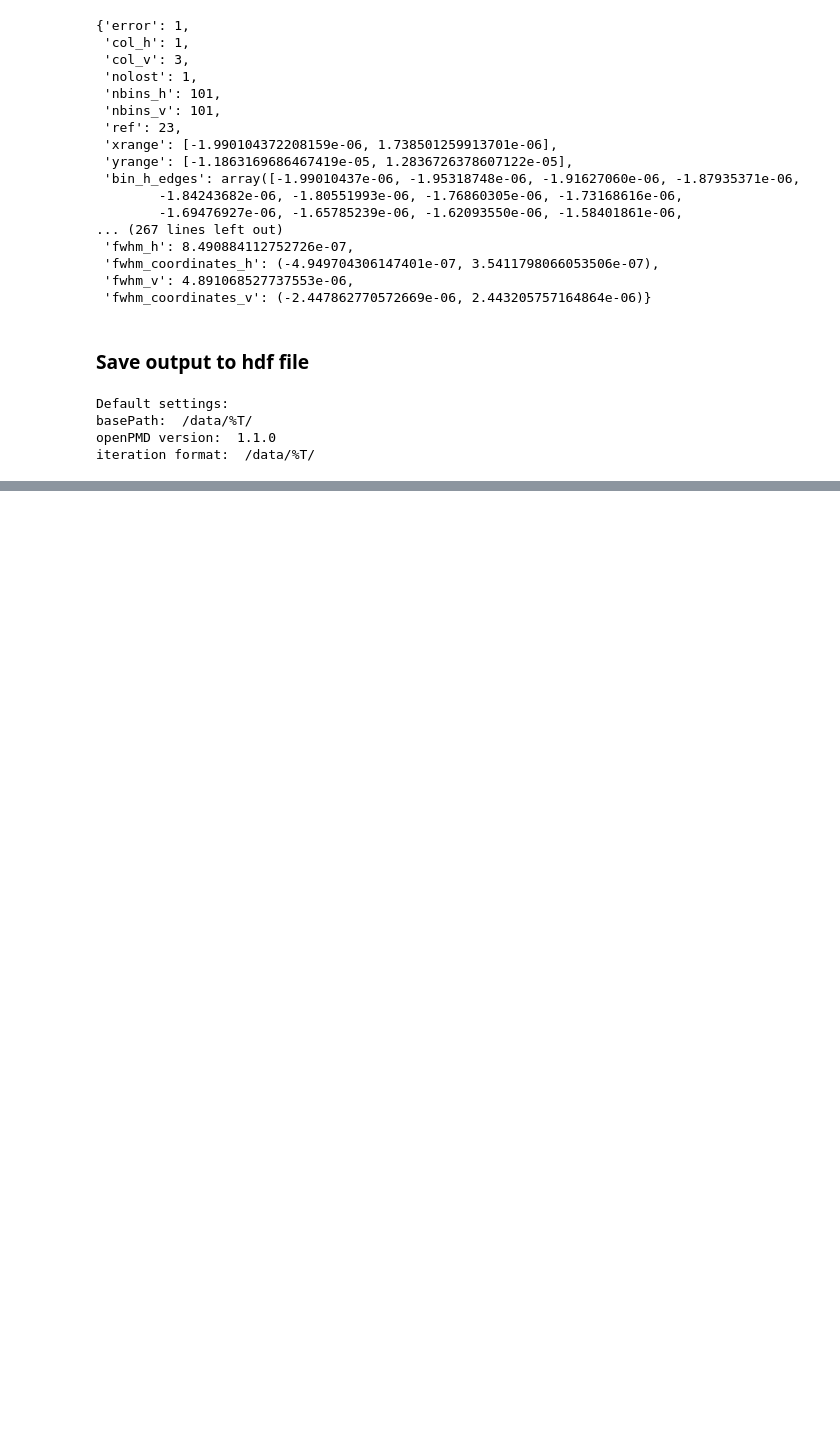
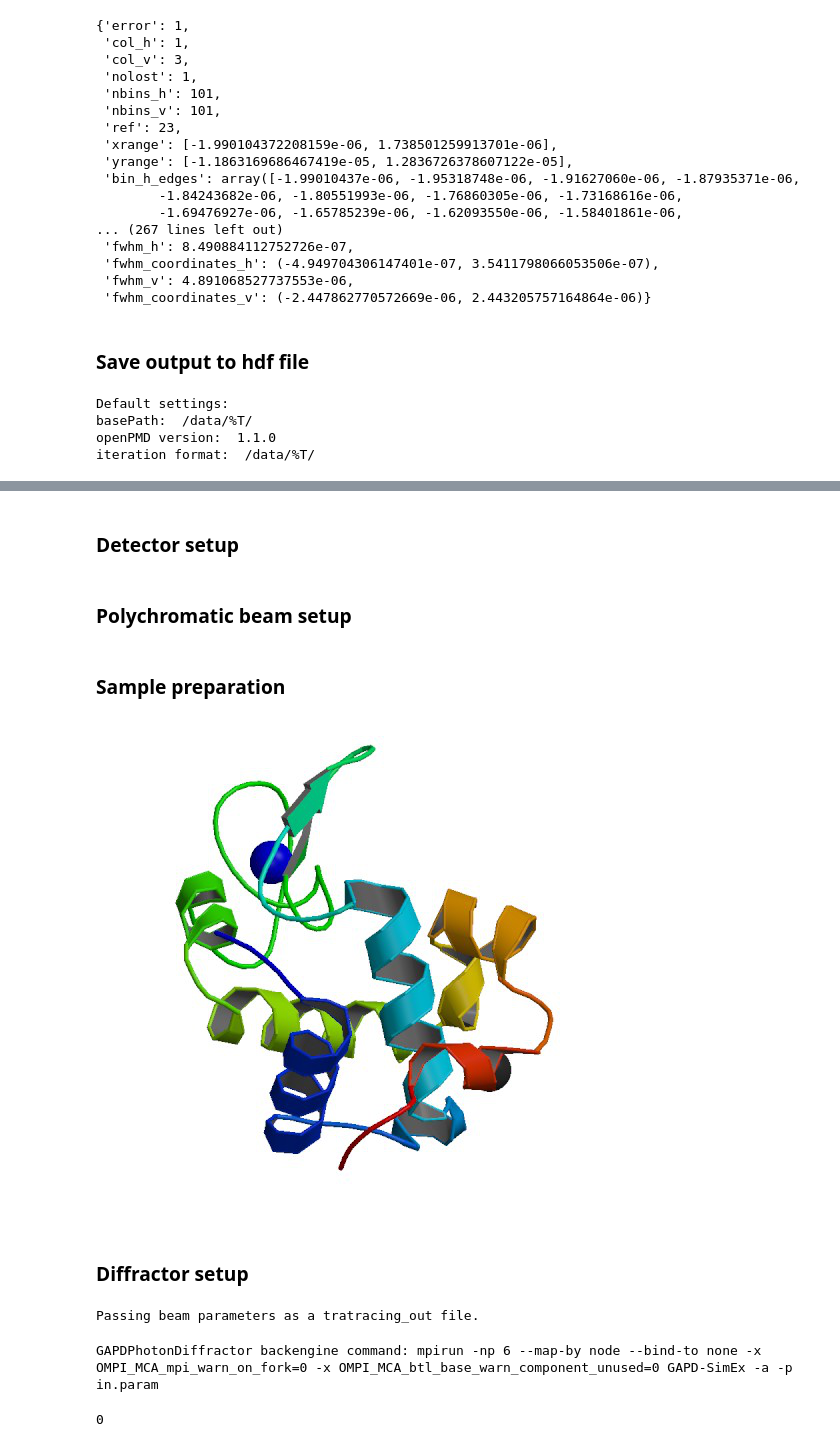
Before and after one commit to PaNOSC-ViNYL/workshop2020, a Jupyter notebook: demo/team3/ShadowToSimEx_notebook.ipynb, the cells around one changed output, grey strips where cells are left out. Cells and saved outputs as stored; diff of their text form; code cells hidden in the pictures; blank space fills up the shorter version.

```diff
--- a/demo/team3/ShadowToSimEx_notebook.ipynb
+++ b/demo/team3/ShadowToSimEx_notebook.ipynb
@@ -498,0 +497,2 @@ drwxrwxr-x 6 aljosa aljosa       4096 apr 30 12:19  workshop2020/
+# %% [markdown]
+### Detector setup
@@ -498,0 +516,2 @@ drwxrwxr-x 6 aljosa aljosa       4096 apr 30 12:19  workshop2020/
+# %% [markdown]
+### Polychromatic beam setup
@@ -498,0 +520,32 @@ drwxrwxr-x 6 aljosa aljosa       4096 apr 30 12:19  workshop2020/
+# %% [markdown]
+### Sample preparation
+# %%
+from PIL import Image
+import requests
+from io import BytesIO
+
+response = requests.get('https://cdn.rcsb.org/images/rutgers/wu/3wul/3wul.pdb1-500.jpg')
+img = Image.open(BytesIO(response.content))
+display(img)
+# %% [output]
+[figure, added]
+# %% [markdown]
+### Diffractor setup
+# %%
+outfile = 'diffr_poly_1.txt'
+
+parameters = GAPDPhotonDiffractorParameters(
+            detector_geometry=detector_geometry,
+            beam_parameters=beamSimEx,
+            number_of_spectrum_bins = 100)
+
+diffractor = GAPDPhotonDiffractor(parameters=parameters,
+                                          input_path='single-cu.xyz',
+                                          output_path=outfile)
+# %% [output]
+Passing beam parameters as a tratracing_out file.
+# %%
+diffractor.backengine()
+# %% [output]
+GAPDPhotonDiffractor backengine command: mpirun -np 6 --map-by node --bind-to none -x OMPI_MCA_mpi_warn_on_fork=0 -x OMPI_MCA_btl_base_warn_component_unused=0 GAPD-SimEx -a -p in.param
+0
```
Also changed, not shown: parts of 11 cells of this notebook, 2 other files.
